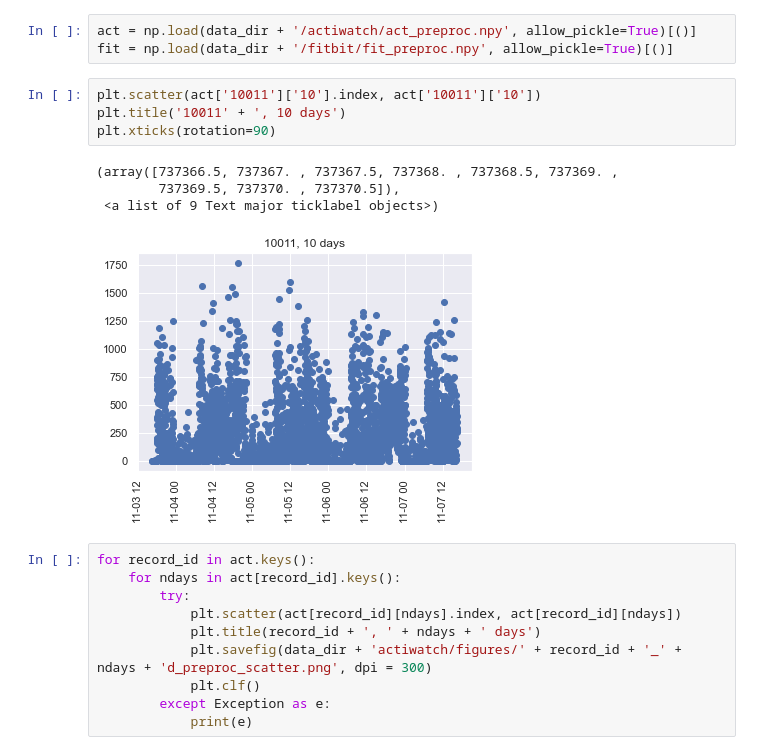
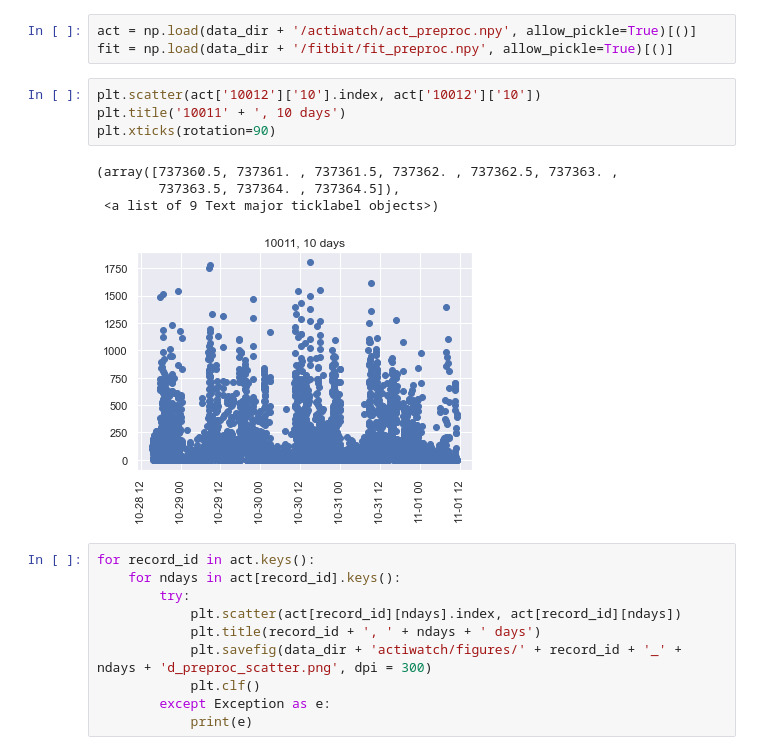
Before and after one commit to UTCogNeuroLab/wearables, a Jupyter notebook: notebooks/Validation Analysis Main.ipynb, the cells around one changed output. Cells and saved outputs as stored; diff of their text form.

```diff
--- a/notebooks/Validation Analysis Main.ipynb
+++ b/notebooks/Validation Analysis Main.ipynb
@@ -128,14 +128,14 @@ for in_file in fit_files:
 act = np.load(data_dir + '/actiwatch/act_preproc.npy', allow_pickle=True)[()]
 fit = np.load(data_dir + '/fitbit/fit_preproc.npy', allow_pickle=True)[()]
 # %%
-plt.scatter(act['10011']['10'].index, act['10011']['10'])
+plt.scatter(act['10012']['10'].index, act['10012']['10'])
 plt.title('10011' + ', 10 days')
 plt.xticks(rotation=90)
 # %% [output]
-(array([737366.5, 737367. , 737367.5, 737368. , 737368.5, 737369. ,
-        737369.5, 737370. , 737370.5]),
+(array([737360.5, 737361. , 737361.5, 737362. , 737362.5, 737363. ,
+        737363.5, 737364. , 737364.5]),
  <a list of 9 Text major ticklabel objects>)
-[figure, old version]
+[figure, new version]
 # %%
 for record_id in act.keys():
     for ndays in act[record_id].keys():
```
Also changed, not shown: 1 other file.
